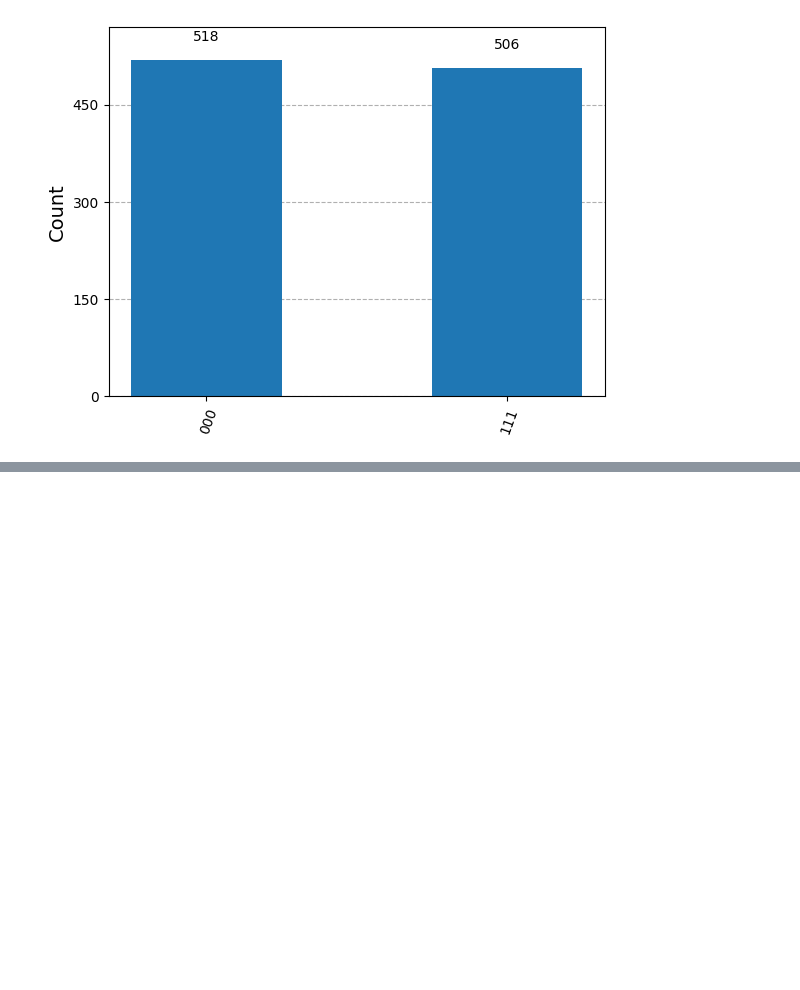
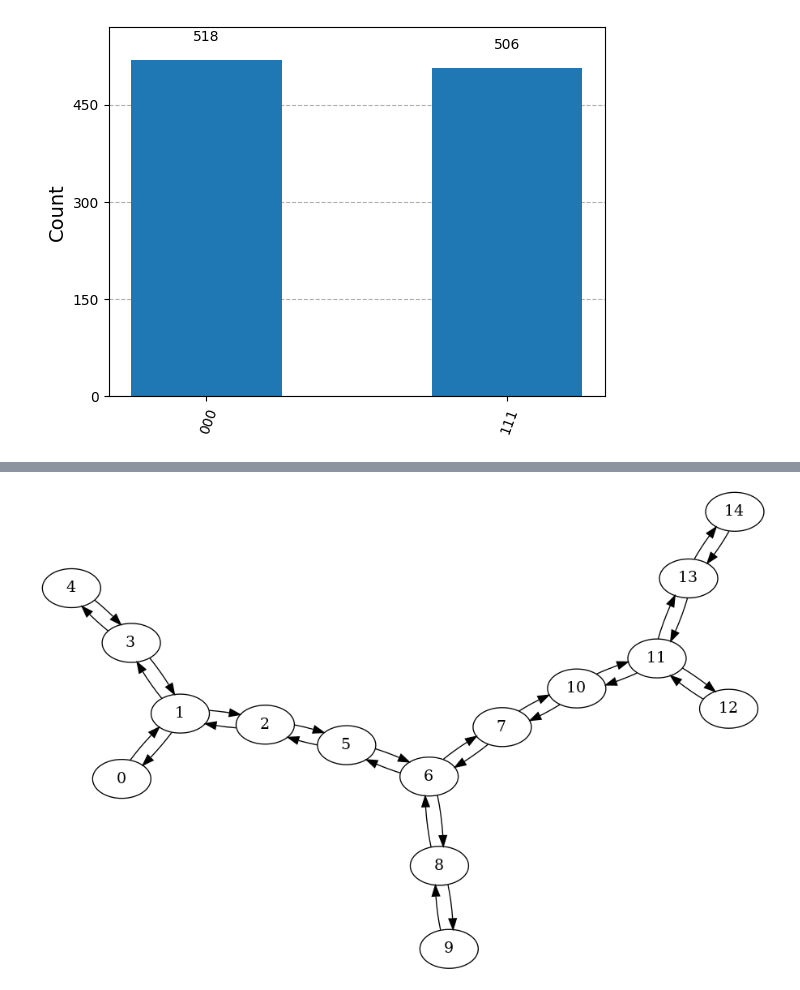
Before and after one commit to natashaval/qubit-mapping-distributed-qc, a Jupyter notebook: generic_backend.ipynb, the cells around one changed output, grey strips where cells are left out. Drawn from its saved outputs; the diff is of its cells as text; code cells hidden in the pictures; blank space fills up the shorter version.

```diff
--- a/generic_backend.ipynb
+++ b/generic_backend.ipynb
@@ -61,0 +90,7 @@ display(plot_histogram(counts))
+# %%
+# connect from logical qubit q2
+coupling_list_t_vertical = build_coupling_list_t_vertical(num_group)
+cm_t_vertical = CouplingMap(couplinglist=coupling_list_t_vertical)
+display(cm_t_vertical.draw())
+# %% [output]
+[figure, added]
```
Also changed, not shown: parts of 4 cells of this notebook.
